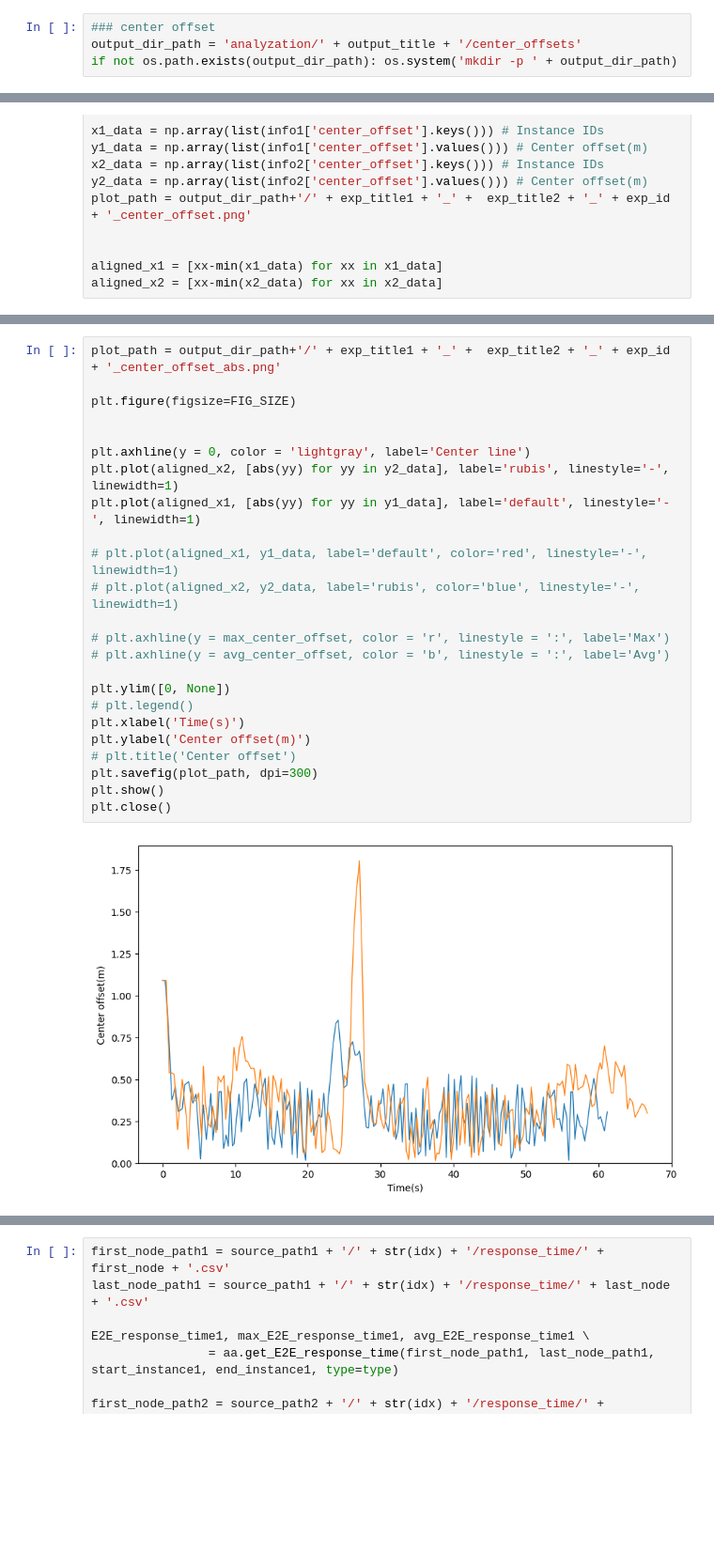
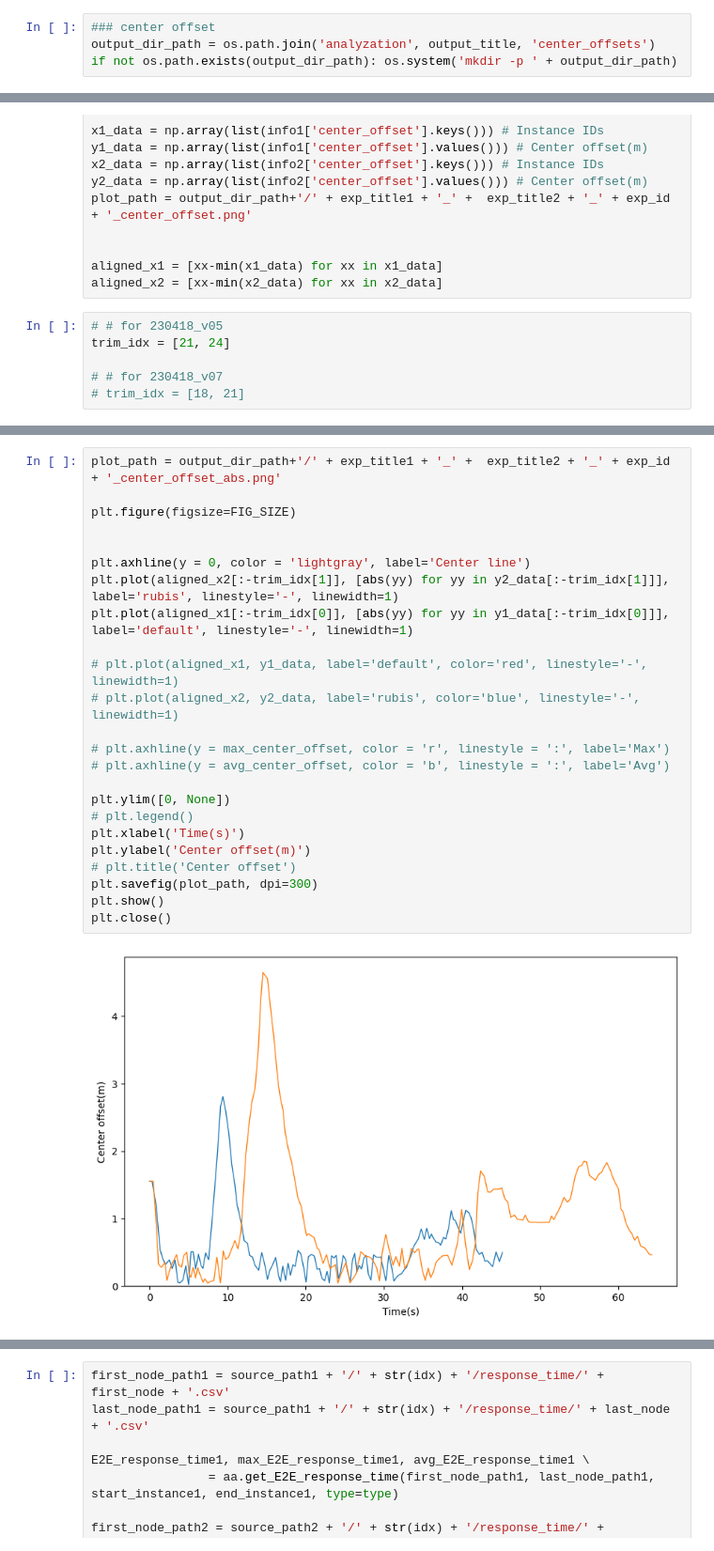
Before and after one commit to ocean-joo/2023_Resource_Management_Research, a Jupyter notebook: experiment/autoware_analyzer.ipynb, the cells around one changed output, grey strips where cells are left out. Shown at 94% size. Drawn from its saved outputs; the diff is of its cells as text; blank space fills up the shorter version.

```diff
--- a/experiment/autoware_analyzer.ipynb
+++ b/experiment/autoware_analyzer.ipynb
@@ -199,6 +198,6 @@ plt.close()
 # %%
 ### center offset
-output_dir_path = 'analyzation/' + output_title + '/center_offsets'
+output_dir_path = os.path.join('analyzation', output_title, 'center_offsets')
 if not os.path.exists(output_dir_path): os.system('mkdir -p ' + output_dir_path)
 # %%
 # plot datas
@@ -223,6 +222,12 @@ plot_path = output_dir_path+'/' + exp_title1 + '_' +  exp_title2 + '_' + exp_id
 
 aligned_x1 = [xx-min(x1_data) for xx in x1_data]
 aligned_x2 = [xx-min(x2_data) for xx in x2_data]
+# %%
+# # for 230418_v05
+trim_idx = [21, 24]
+
+# # for 230418_v07
+# trim_idx = [18, 21]
 # %%
 plt.figure(figsize=FIG_SIZE)
 
@@ -249,29 +254,29 @@ plt.close()
 # %%
 plot_path = output_dir_path+'/' + exp_title1 + '_' +  exp_title2 + '_' + exp_id + '_center_offset_abs.png'
 
 plt.figure(figsize=FIG_SIZE)
 
 
 plt.axhline(y = 0, color = 'lightgray', label='Center line')
-plt.plot(aligned_x2, [abs(yy) for yy in y2_data], label='rubis', linestyle='-', linewidth=1)
-plt.plot(aligned_x1, [abs(yy) for yy in y1_data], label='default', linestyle='-', linewidth=1)
+plt.plot(aligned_x2[:-trim_idx[1]], [abs(yy) for yy in y2_data[:-trim_idx[1]]], label='rubis', linestyle='-', linewidth=1)
+plt.plot(aligned_x1[:-trim_idx[0]], [abs(yy) for yy in y1_data[:-trim_idx[0]]], label='default', linestyle='-', linewidth=1)
 
 # plt.plot(aligned_x1, y1_data, label='default', color='red', linestyle='-', linewidth=1)
 # plt.plot(aligned_x2, y2_data, label='rubis', color='blue', linestyle='-', linewidth=1)
 
 # plt.axhline(y = max_center_offset, color = 'r', linestyle = ':', label='Max')
 # plt.axhline(y = avg_center_offset, color = 'b', linestyle = ':', label='Avg')
 
 plt.ylim([0, None])
 # plt.legend()
 plt.xlabel('Time(s)')
 plt.ylabel('Center offset(m)')
 # plt.title('Center offset')
 plt.savefig(plot_path, dpi=300)
 plt.show()
 plt.close()
 # %% [output]
-[figure, old version]
+[figure, new version]
 # %%
 # E2E response time
 avoidance_start_instance1, avoidance_end_instance1 = aa.get_instance_pair(info1['center_offset_path'], avoidance_x_range[0], avoidance_x_range[1], configs['simulator'])
```
Also changed, not shown: parts of 10 cells of this notebook, 1 other file.
